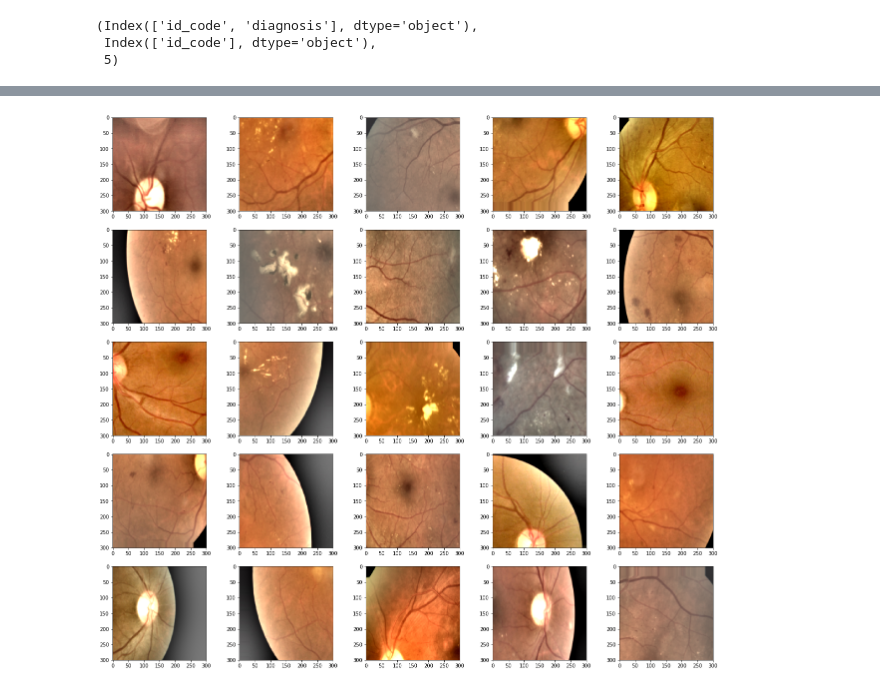
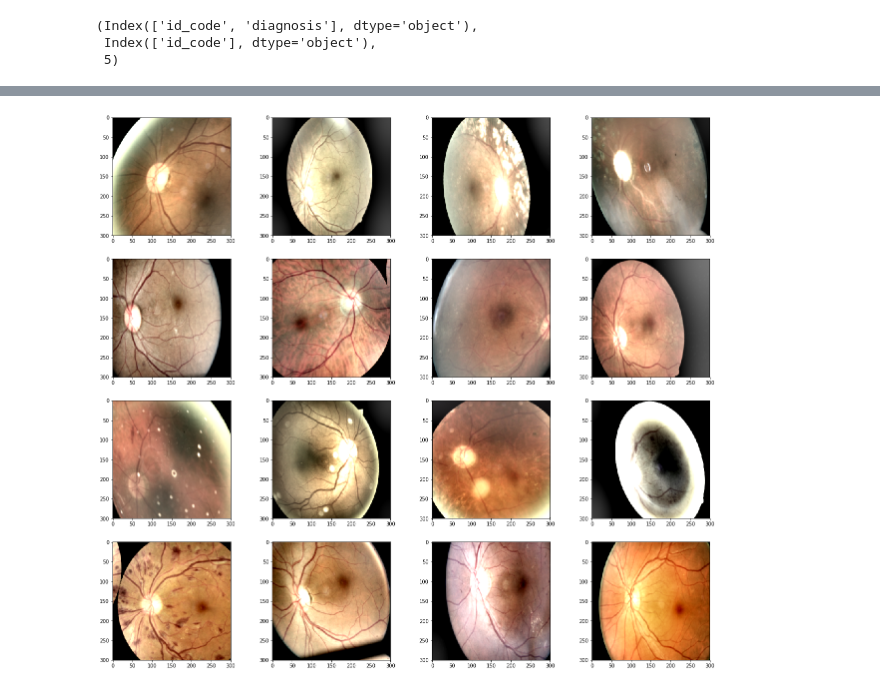
Before and after one commit to HaydenMuscat24/kaggle_aptos, a Jupyter notebook: hayden/haydens_initial_code_copy.ipynb, the cells around one changed output, grey strips where cells are left out. Drawn from its saved outputs; the diff is of its cells as text; code cells hidden in the pictures.

```diff
--- a/hayden/haydens_initial_code_copy.ipynb
+++ b/hayden/haydens_initial_code_copy.ipynb
@@ -42,0 +56,16 @@ df_train['diagnosis'] = df_train['diagnosis'].astype('str')
+# %%
+# import the 2015 data
+df_train_2015 = pd.read_csv("../aptos2015/trainLabels.csv")
+df_train_2015.image = df_train_2015.image.apply(lambda x: x + ".jpeg")
+df_train_2015.level = df_train_2015.level.astype('str')
+
+# get rid of a lot of the more common classes
+indexes_0 = df_train_2015[ df_train_2015['level'] == '0' ].index
+df_train_2015.drop(indexes_0[:int(0.9*indexes_0.size)], inplace=True)
+indexes_1 = df_train_2015[ df_train_2015['level'] == '1' ].index
+df_train_2015.drop(indexes_1[:int(0.4*indexes_1.size)], inplace=True)
+indexes_2 = df_train_2015[ df_train_2015['level'] == '2' ].index
+df_train_2015.drop(indexes_2[:int(0.5*indexes_2.size)], inplace=True)
+
+df_train_2015['level'].value_counts().plot(kind='bar');
+plt.title('Samples Per Class');
@@ -43,6 +74,6 @@ df_train['diagnosis'] = df_train['diagnosis'].astype('str')
 # %%
 IMG_DIM      = 300
-BATCH_SIZE   = 32
+BATCH_SIZE   = 24
 CHANNEL_SIZE = 3
 NUM_EPOCHS   = 12
 # FREEZE_LAYERS = 2  # freeze the first this many layers for training
@@ -217,10 +210,10 @@ Found 732 validated image filenames belonging to 5 classes.
 # %%
 # Display some data generation
 figure=plt.figure(figsize=(22,20))
-
-for batch in train_generator:
-    for j in range(25):
-        ax = figure.add_subplot(5,5, j+1)
+for batch in valid_generator_2015:
+    for j in range(16):
+        ax = figure.add_subplot(4,4, j+1)
+        batch[0][j] = np.clip(batch[0][j], 0, 1)
         plt.imshow(batch[0][j])
     break
 # %% [output]
@@ -244,4 +220,4 @@ W0810 12:26:22.111069 140369334486784 image.py:648] Clipping input data to the v
-[figure, old version]
+[figure, new version]
 # %%
 early_stop = EarlyStopping(monitor='val_loss', min_delta=0.0001, patience=3, verbose=1, mode='auto')
 reduce_lr  = ReduceLROnPlateau(monitor='val_loss',
```
Also changed, not shown: parts of 15 cells of this notebook, 1 other file.
